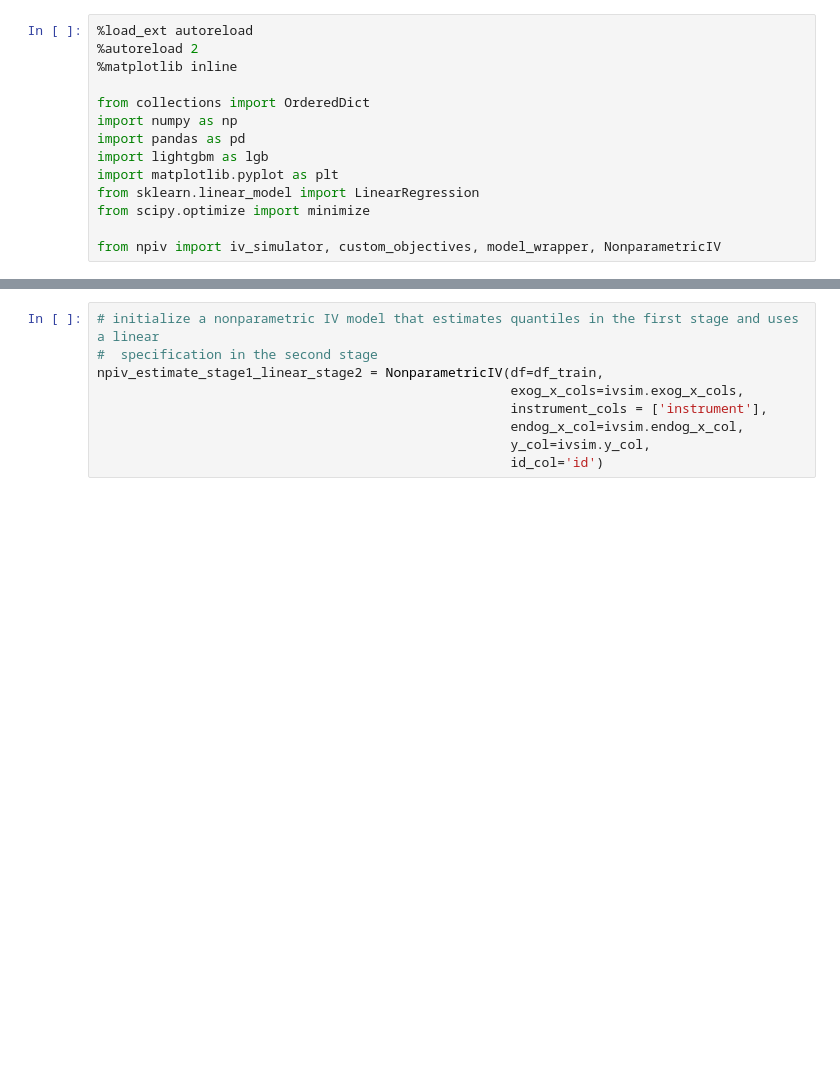
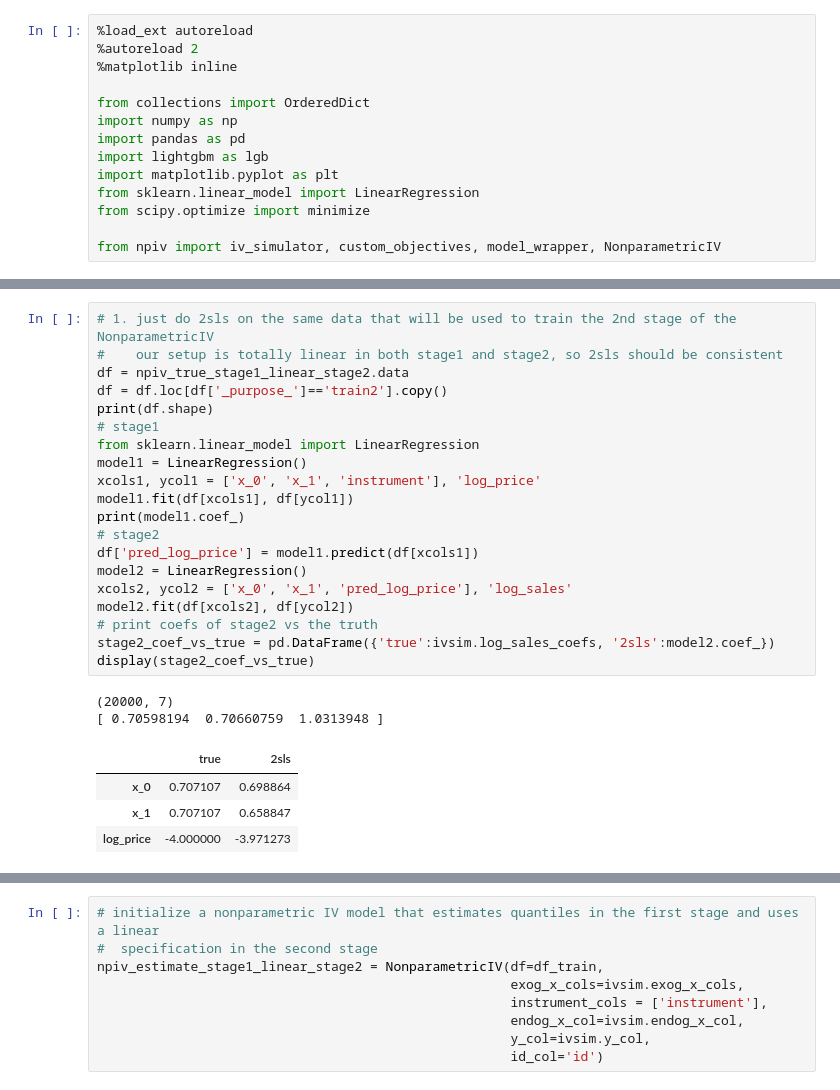
Before and after one commit to j-mark-hou/npiv, a Jupyter notebook: example/try_lgbiv.ipynb, the cells around one changed output, grey strips where cells are left out. Drawn from its saved outputs; the diff is of its cells as text; blank space fills up the shorter version.

```diff
--- a/example/try_lgbiv.ipynb
+++ b/example/try_lgbiv.ipynb
@@ -37,0 +123,27 @@ df.head()
+# %%
+# 1. just do 2sls on the same data that will be used to train the 2nd stage of the NonparametricIV
+#    our setup is totally linear in both stage1 and stage2, so 2sls should be consistent
+df = npiv_true_stage1_linear_stage2.data
+df = df.loc[df['_purpose_']=='train2'].copy()
+print(df.shape)
+# stage1
+from sklearn.linear_model import LinearRegression
+model1 = LinearRegression()
+xcols1, ycol1 = ['x_0', 'x_1', 'instrument'], 'log_price'
+model1.fit(df[xcols1], df[ycol1])
+print(model1.coef_)
+# stage2
+df['pred_log_price'] = model1.predict(df[xcols1])
+model2 = LinearRegression()
+xcols2, ycol2 = ['x_0', 'x_1', 'pred_log_price'], 'log_sales'
+model2.fit(df[xcols2], df[ycol2])
+# print coefs of stage2 vs the truth
+stage2_coef_vs_true = pd.DataFrame({'true':ivsim.log_sales_coefs, '2sls':model2.coef_})
+display(stage2_coef_vs_true)
+# %% [output]
+(20000, 7)
+[ 0.70598194  0.70660759  1.0313948 ]
+|  | true | 2sls |
+| x_0 | 0.707107 | 0.698864 |
+| x_1 | 0.707107 | 0.658847 |
+| log_price | -4.000000 | -3.971273 |
```
Also changed, not shown: parts of 26 cells of this notebook, 1 other file.
